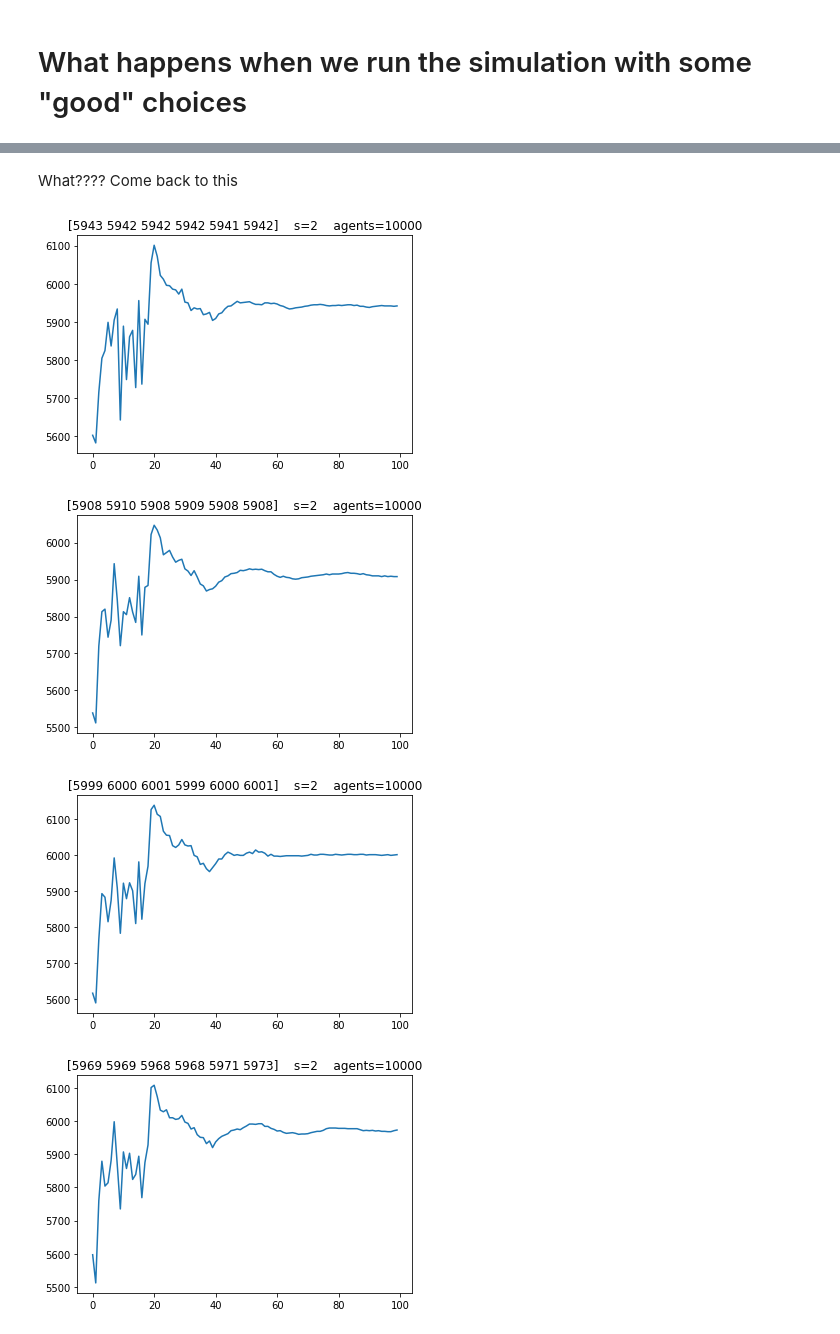
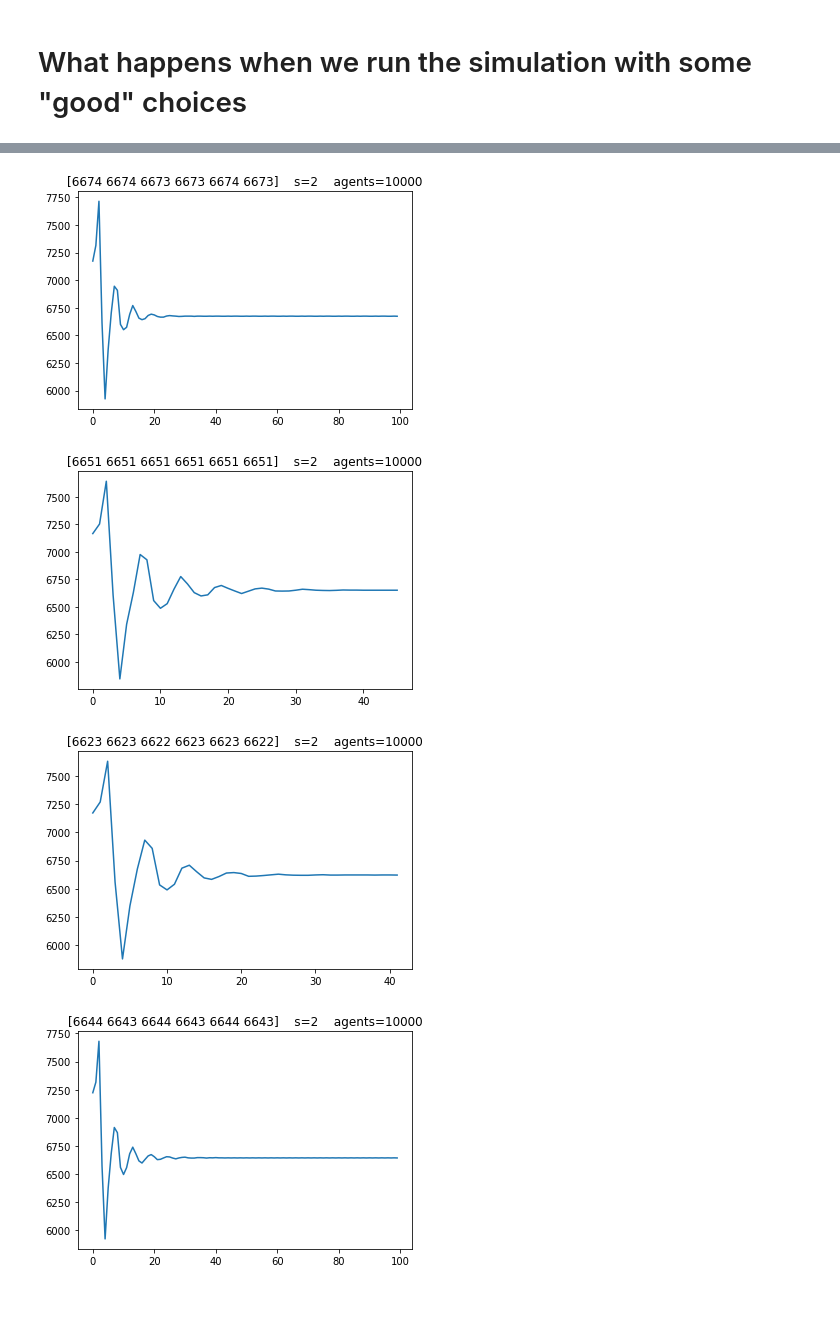
Before and after one commit to rebeku/El-Farol-Bar-Problem, a Jupyter notebook: V5/Grid Plots.ipynb, the cells around one changed output, grey strips where cells are left out. Cells and saved outputs as stored; diff of their text form; code cells hidden in the pictures; blank space fills up the shorter version.

```diff
--- a/V5/Grid Plots.ipynb
+++ b/V5/Grid Plots.ipynb
@@ -154,7 +143,7 @@ rng = np.random.default_rng(145)
 
 agents = 10000
 s = 2
-memory = 14
+memory = 3
 n_trials=5
 n_iter = max(100, memory * 3)
 threshold = 0.6
@@ -185,32 +174,30 @@ for _ in range(n_trials):
-# %% [markdown]
-What???? Come back to this
 # %%
 agents = 10000
 s = 2
-memory = 20
+memory = 4
 n_trials=5
 n_iter = max(100, memory * 3)
 threshold = 0.6
 
 h = rng.choice(agents + 1, 2 * memory)
 
 for _ in range(n_trials):
     sim = EFBPSim(
         memory=memory,
         strategies=s,
         threshold=threshold  * agents,
         start=h,
         n_iter=n_iter,
         agents=agents,
         distribution="uniform",
         seed=rng.choice(100000)
     )
 
     plt.figure()
     plt.plot(sim.hist)
     _ = plt.title(f"{sim.hist[-6:]}    s={s}    agents={agents}")
 # %% [output]
-[figure, old version]
+[figure, new version]
-[figure, old version]
+[figure, new version]
-[figure, old version]
+[figure, new version]
-[figure, old version]
+[figure, new version]
```
Also changed, not shown: parts of 14 cells of this notebook, 4 other files.
